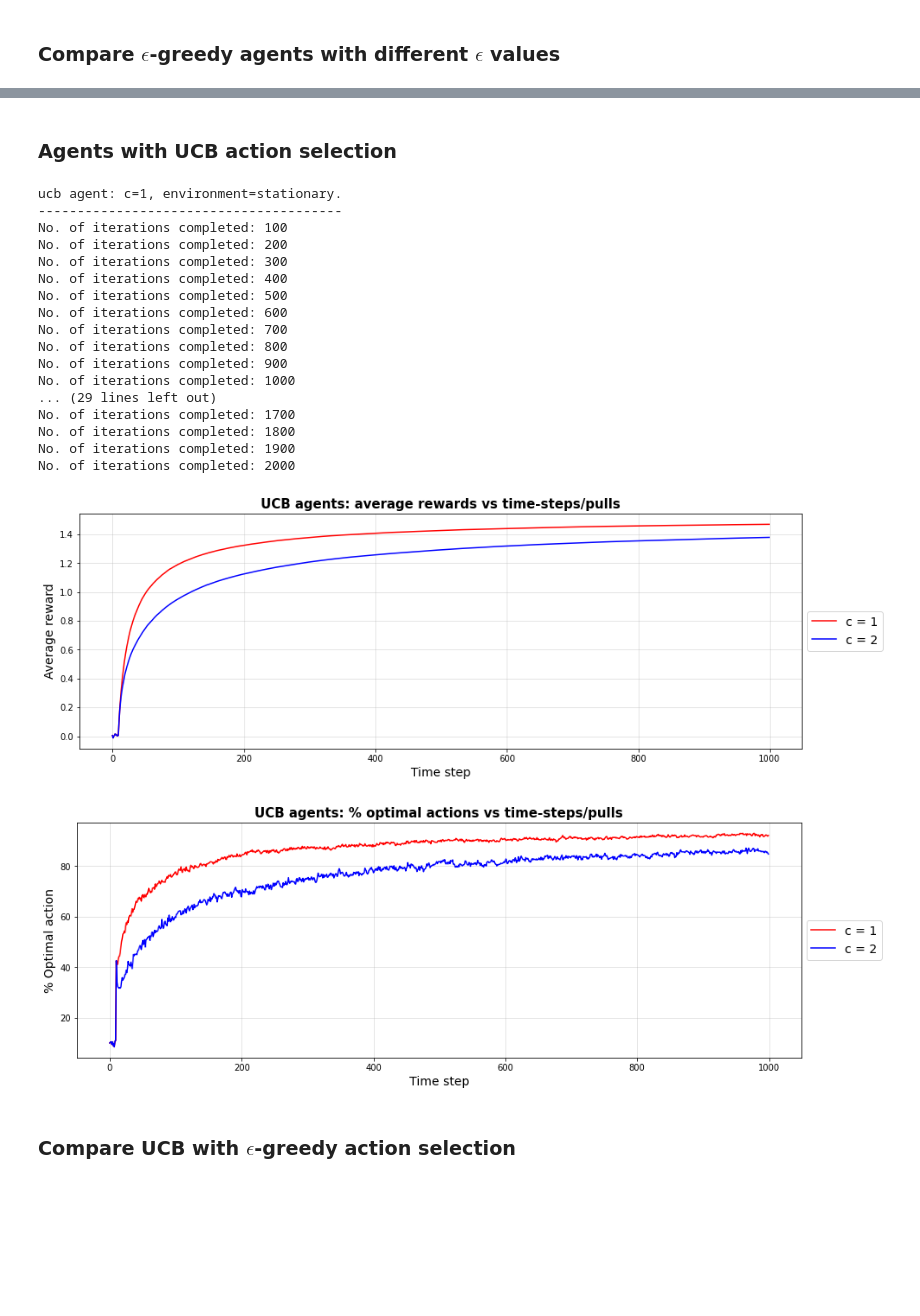
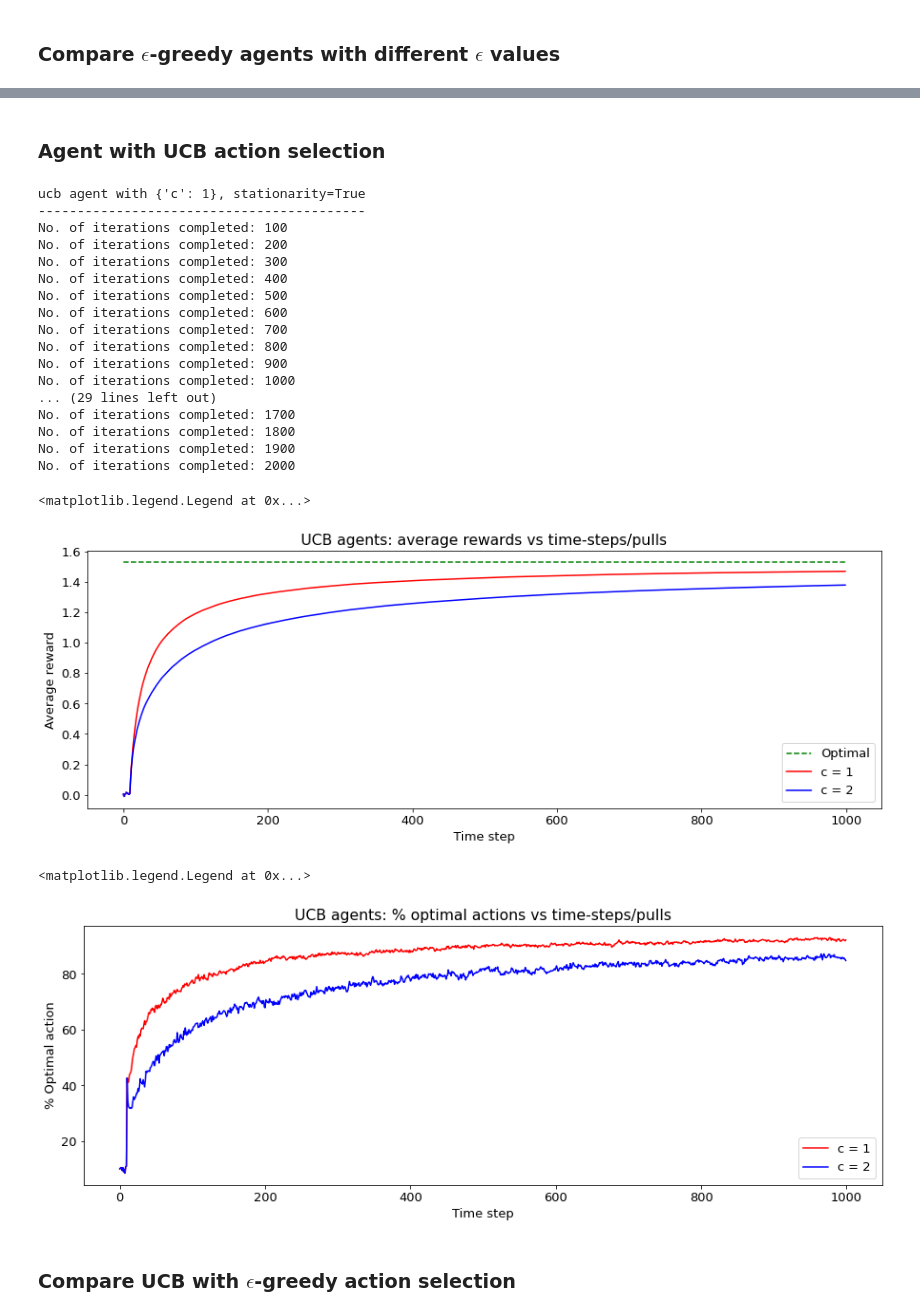
Before and after one commit to biswajitpawl/reinforcement-learning, a Jupyter notebook: multi-armed-bandits/multi-armed-bandits.ipynb, the cells around one changed output, grey strips where cells are left out. Cells and saved outputs as stored; diff of their text form; code cells hidden in the pictures; blank space fills up the shorter version.

```diff
--- a/multi-armed-bandits/multi-armed-bandits.ipynb
+++ b/multi-armed-bandits/multi-armed-bandits.ipynb
@@ -39,22 +33,19 @@ def softmax(values):
 # %%
 class Testbed:
 
-    def __init__(self, arms, mean=0., var=1., stationary=True):
+    def __init__(self, arms, stationary=True):
         self.arms = arms
-        self.mean = mean
-        self.var = var
         self.stationary = stationary
-
         self.reset()
 
     def get_reward(self, action):
         if not self.stationary and self.count == 500: self.reset()
         self.count += 1
-        return np.random.normal(self.q_actuals[action], 1.)
+        return np.random.normal(self.q_actuals[action], 1)
 
     def reset(self):
         self.count = 0
-        self.q_actuals = np.random.normal(self.mean, self.var, self.arms)
+        self.q_actuals = np.random.randn(self.arms)
         self.q_optimal = np.amax(self.q_actuals)
         self.optimal_action = np.argmax(self.q_actuals)
 # %% [markdown]
@@ -264,4 +228,4 @@ plt.show()
 # %%
 agent = Agent(arms, strategy='epsilon_greedy', epsilon=0., step_size=0.1, init_val=5.)
-_, optimal_counts_oiv = env.run(agent)
+_, _, optimal_counts_avg_1 = env.run(agent)
 # %% [output]
@@ -299,12 +262,9 @@ plt.show()
 # %%
 testbed_ns  = Testbed(arms, stationary=False)
-env.reset(testbed_ns)
 
 agent_1 = Agent(arms, strategy='epsilon_greedy', epsilon=0.1)
 agent_2 = Agent(arms, strategy='epsilon_greedy', epsilon=0.1, step_size=0.1)
 
-scores_avg_ns = []
-for agent in [agent_1, agent_2]:
-    scores_avg, _ = env.run(agent)
-    scores_avg_ns.append(scores_avg)
+_, all_scores_avg_2, _ = env.run(agent_1, testbed_ns) # Pass new testbed
+_, all_scores_avg_3, _ = env.run(agent_2)
 # %% [output]
@@ -340,18 +300,18 @@ plt.show()
 # %% [markdown]
-### Agents with UCB action selection
+### Agent with UCB action selection
 # %%
-env.reset(testbed)  # Reset env for stationary case
+all_scores_avgs_1 = []
+optimal_counts_avgs_1 = []
 
-scores_avg_ucb = []
-optimal_counts_ucb = []
 for v in [1, 2]:
     agent = Agent(arms, strategy='ucb', c=v)
-    scores_avg, optimal_counts = env.run(agent)
-    scores_avg_ucb.append(scores_avg)
-    optimal_counts_ucb.append(optimal_counts)
+    _, all_scores_avg, optimal_counts_avg = env.run(agent, testbed)
+
+    all_scores_avgs_1.append(all_scores_avg)
+    optimal_counts_avgs_1.append(optimal_counts_avg)
 # %% [output]
-ucb agent: c=1, environment=stationary.
----------------------------------------
+ucb agent with {'c': 1}, stationarity=True
+------------------------------------------
 No. of iterations completed: 100
 No. of iterations completed: 200
 No. of iterations completed: 300
@@ -369,28 +329,27 @@ No. of iterations completed: 1900
 No. of iterations completed: 2000
 # %%
 # Plot rewards averaged over runs (iters) vs time-steps/pulls
-plt.plot(scores_avg_ucb[0], color='r')
-plt.plot(scores_avg_ucb[1], color='b')
+plt.plot([q_optimal_avg for _ in range(len(all_scores_avgs_1[0]))], color='g', linestyle='--')
+plt.plot(all_scores_avgs_1[0], color='r')
+plt.plot(all_scores_avgs_1[1], color='b')
 plt.title('UCB agents: average rewards vs time-steps/pulls')
 plt.xlabel('Time step')
 plt.ylabel('Average reward')
-plt.legend(['c = 1', 'c = 2'], bbox_to_anchor=(1.12, 0.5))
-plt.grid(alpha=0.4)
-plt.show()
+plt.legend(['Optimal', 'c = 1', 'c = 2'])
 # %% [output]
+<matplotlib.legend.Legend at 0x...>
-[figure, old version]
+[figure, new version]
 # %%
 # Plot optimal action counts averaged over runs (iters) vs time-steps/pulls
-plt.plot(optimal_counts_ucb[0]*100, color='r')
-plt.plot(optimal_counts_ucb[1]*100, color='b')
+plt.plot(optimal_counts_avgs_1[0]*100, color='r')
+plt.plot(optimal_counts_avgs_1[1]*100, color='b')
 plt.title('UCB agents: % optimal actions vs time-steps/pulls')
 plt.xlabel('Time step')
 plt.ylabel('% Optimal action')
-plt.legend(['c = 1', 'c = 2'], bbox_to_anchor=(1.12, 0.5))
-plt.grid(alpha=0.4)
-plt.show()
+plt.legend(['c = 1', 'c = 2'])
 # %% [output]
+<matplotlib.legend.Legend at 0x...>
-[figure, old version]
+[figure, new version]
 # %% [markdown]
 ### Compare UCB with $\epsilon$-greedy action selection
 # %%
```
Also changed, not shown: parts of 23 cells of this notebook, 2 other files.
